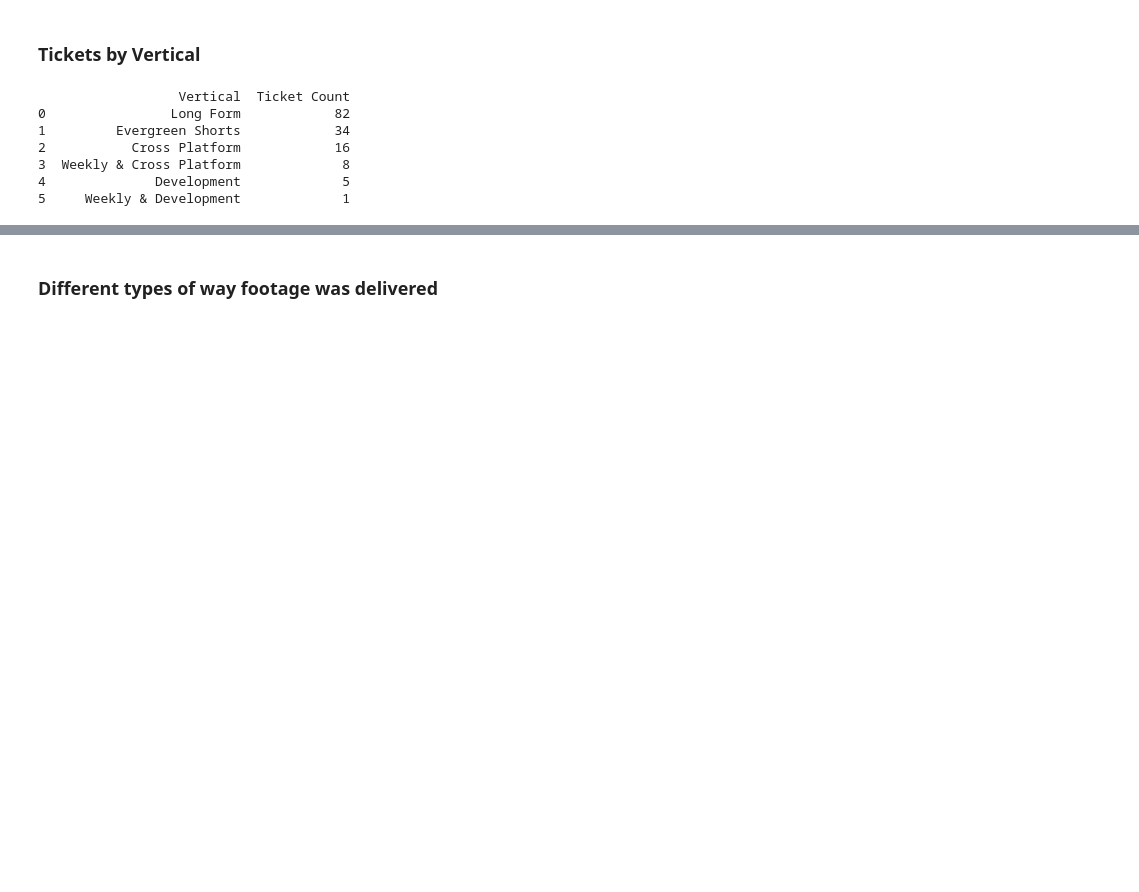
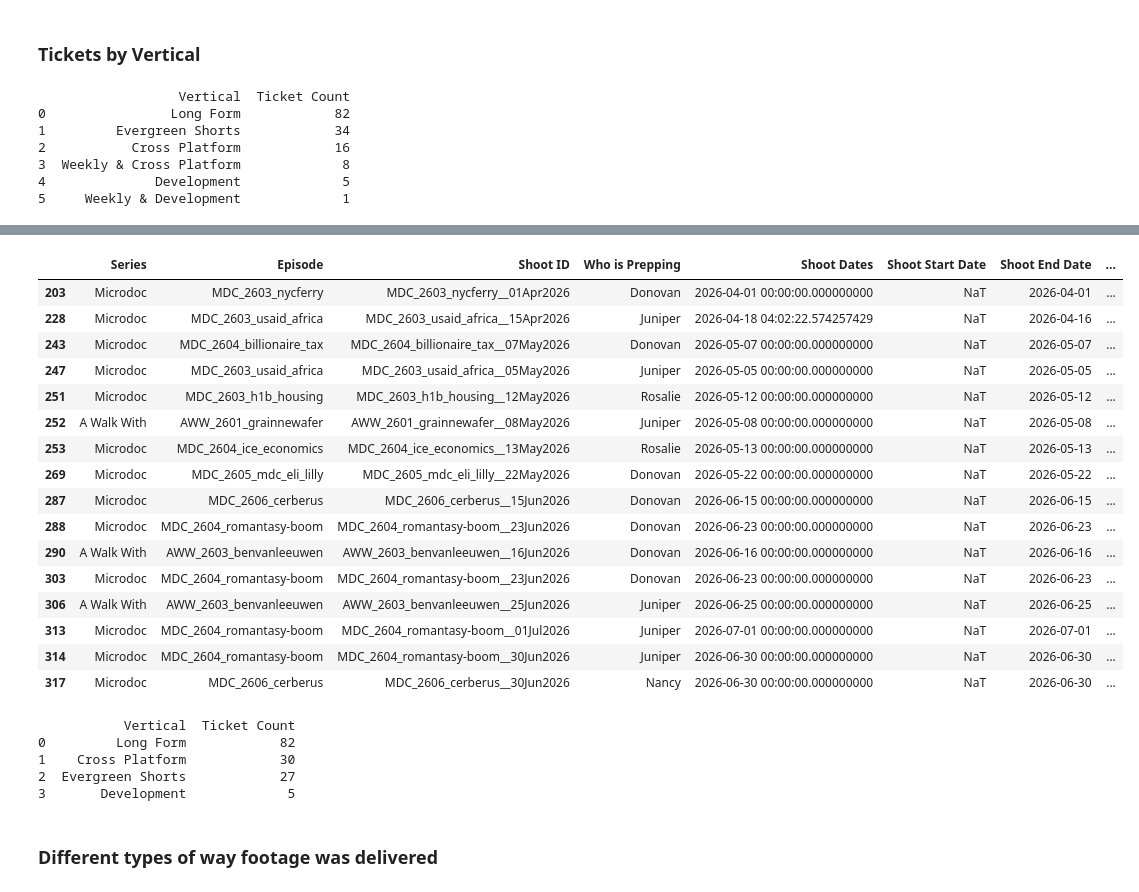
Before and after one commit to FanceeNancy/pre-shoot-ticket, a Jupyter notebook: post_ops_prep_analysis.ipynb, the cells around one changed output, grey strips where cells are left out. Drawn from its saved outputs; the diff is of its cells as text; code cells hidden in the pictures; blank space fills up the shorter version.

```diff
--- a/post_ops_prep_analysis.ipynb
+++ b/post_ops_prep_analysis.ipynb
@@ -894,0 +972,22 @@ print(tickets_by_vertical)
+# %%
+cross_platform = post_since_jan[post_since_jan["Vertical"] == "Cross Platform"]
+
+cross_platform
+# %% [output]
+|  | Series | Episode | Shoot ID | Who is Prepping | Shoot Dates | Shoot Start Date | Shoot End Date | ... |
+| 203 | Microdoc | MDC_2603_nycferry | MDC_2603_nycferry__01Apr2026 | Donovan | 2026-04-01 00:00:00.000000000 | NaT | 2026-04-01 | ... |
+| 228 | Microdoc | MDC_2603_usaid_africa | MDC_2603_usaid_africa__15Apr2026 | Juniper | 2026-04-18 04:02:22.574257429 | NaT | 2026-04-16 | ... |
+| 243 | Microdoc | MDC_2604_billionaire_tax | MDC_2604_billionaire_tax__07May2026 | Donovan | 2026-05-07 00:00:00.000000000 | NaT | 2026-05-07 | ... |
+| 247 | Microdoc | MDC_2603_usaid_africa | MDC_2603_usaid_africa__05May2026 | Juniper | 2026-05-05 00:00:00.000000000 | NaT | 2026-05-05 | ... |
+| 251 | Microdoc | MDC_2603_h1b_housing | MDC_2603_h1b_housing__12May2026 | Rosalie | 2026-05-12 00:00:00.000000000 | NaT | 2026-05-12 | ... |
+| 252 | A Walk With | AWW_2601_grainnewafer | AWW_2601_grainnewafer__08May2026 | Juniper | 2026-05-08 00:00:00.000000000 | NaT | 2026-05-08 | ... |
+| 253 | Microdoc | MDC_2604_ice_economics | MDC_2604_ice_economics__13May2026 | Rosalie | 2026-05-13 00:00:00.000000000 | NaT | 2026-05-13 | ... |
+| 269 | Microdoc | MDC_2605_mdc_eli_lilly | MDC_2605_mdc_eli_lilly__22May2026 | Donovan | 2026-05-22 00:00:00.000000000 | NaT | 2026-05-22 | ... |
+| 287 | Microdoc | MDC_2606_cerberus | MDC_2606_cerberus__15Jun2026 | Donovan | 2026-06-15 00:00:00.000000000 | NaT | 2026-06-15 | ... |
+| 288 | Microdoc | MDC_2604_romantasy-boom | MDC_2604_romantasy-boom__23Jun2026 | Donovan | 2026-06-23 00:00:00.000000000 | NaT | 2026-06-23 | ... |
+| 290 | A Walk With | AWW_2603_benvanleeuwen | AWW_2603_benvanleeuwen__16Jun2026 | Donovan | 2026-06-16 00:00:00.000000000 | NaT | 2026-06-16 | ... |
+| 303 | Microdoc | MDC_2604_romantasy-boom | MDC_2604_romantasy-boom__23Jun2026 | Donovan | 2026-06-23 00:00:00.000000000 | NaT | 2026-06-23 | ... |
+| 306 | A Walk With | AWW_2603_benvanleeuwen | AWW_2603_benvanleeuwen__25Jun2026 | Juniper | 2026-06-25 00:00:00.000000000 | NaT | 2026-06-25 | ... |
+| 313 | Microdoc | MDC_2604_romantasy-boom | MDC_2604_romantasy-boom__01Jul2026 | Juniper | 2026-07-01 00:00:00.000000000 | NaT | 2026-07-01 | ... |
+| 314 | Microdoc | MDC_2604_romantasy-boom | MDC_2604_romantasy-boom__30Jun2026 | Juniper | 2026-06-30 00:00:00.000000000 | NaT | 2026-06-30 | ... |
+| 317 | Microdoc | MDC_2606_cerberus | MDC_2606_cerberus__30Jun2026 | Nancy | 2026-06-30 00:00:00.000000000 | NaT | 2026-06-30 | ... |
@@ -895,3 +1006,27 @@ print(tickets_by_vertical)
+# %%
+# 1) Build counts
+tickets_by_vertical = (
+    post_since_jan.groupby("Vertical").size().reset_index(name="Ticket Count")
+)
+
+# 2) Drop one or more series
+drop_series = ["Not Found", "Weekly & Cross Platform", "Weekly & Development"]  # add others if needed
+tickets_by_vertical = tickets_by_vertical[
+    ~tickets_by_vertical["Vertical"].isin(drop_series)
+]
+
+# 3) Sort by ticket count (highest to lowest)
+tickets_by_vertical = tickets_by_vertical.sort_values(
+    by="Ticket Count", ascending=False
+).reset_index(drop=True)
+
+print(tickets_by_vertical)
+# %% [output]
+           Vertical  Ticket Count
+0         Long Form            82
+1    Cross Platform            30
+2  Evergreen Shorts            27
+3       Development             5
 # %%
 plotly_barplots(tickets_by_vertical, 'Vertical', 'Ticket Count', show_color_palette)
 # %% [markdown]
```
Also changed, not shown: parts of 18 cells of this notebook.
